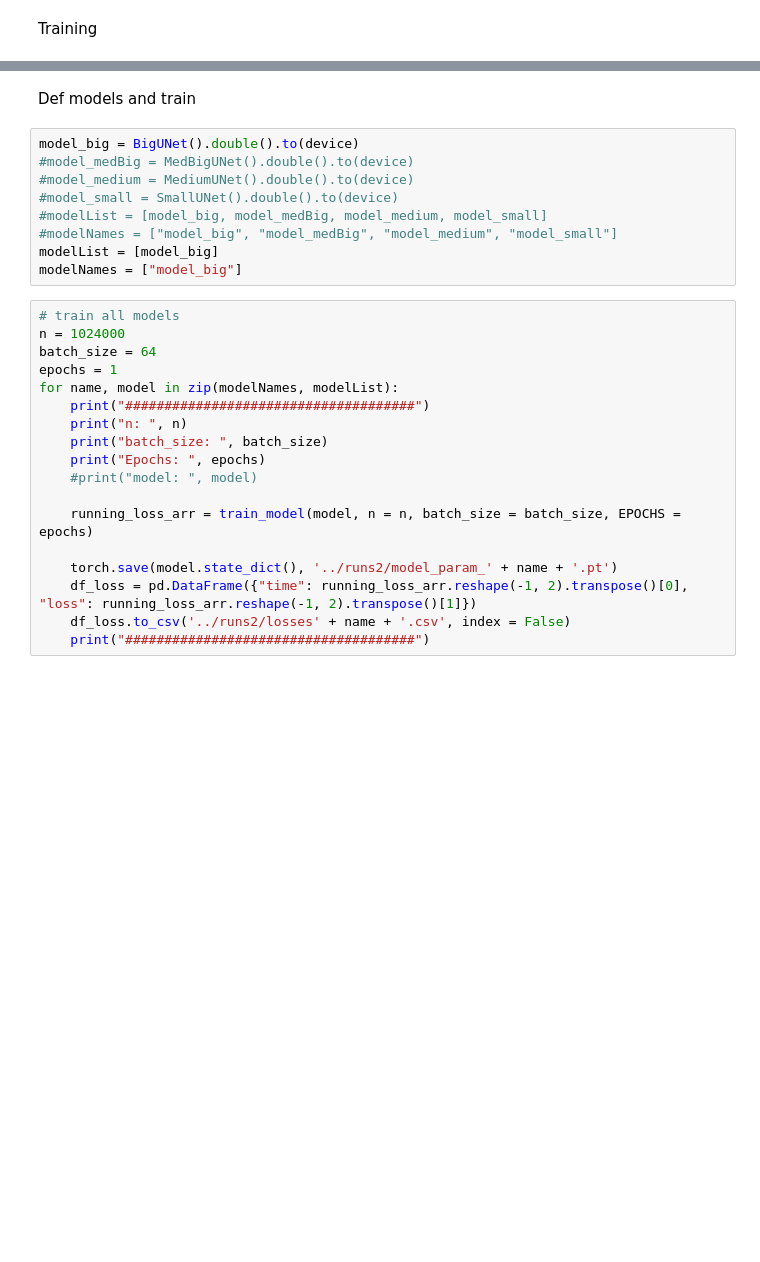
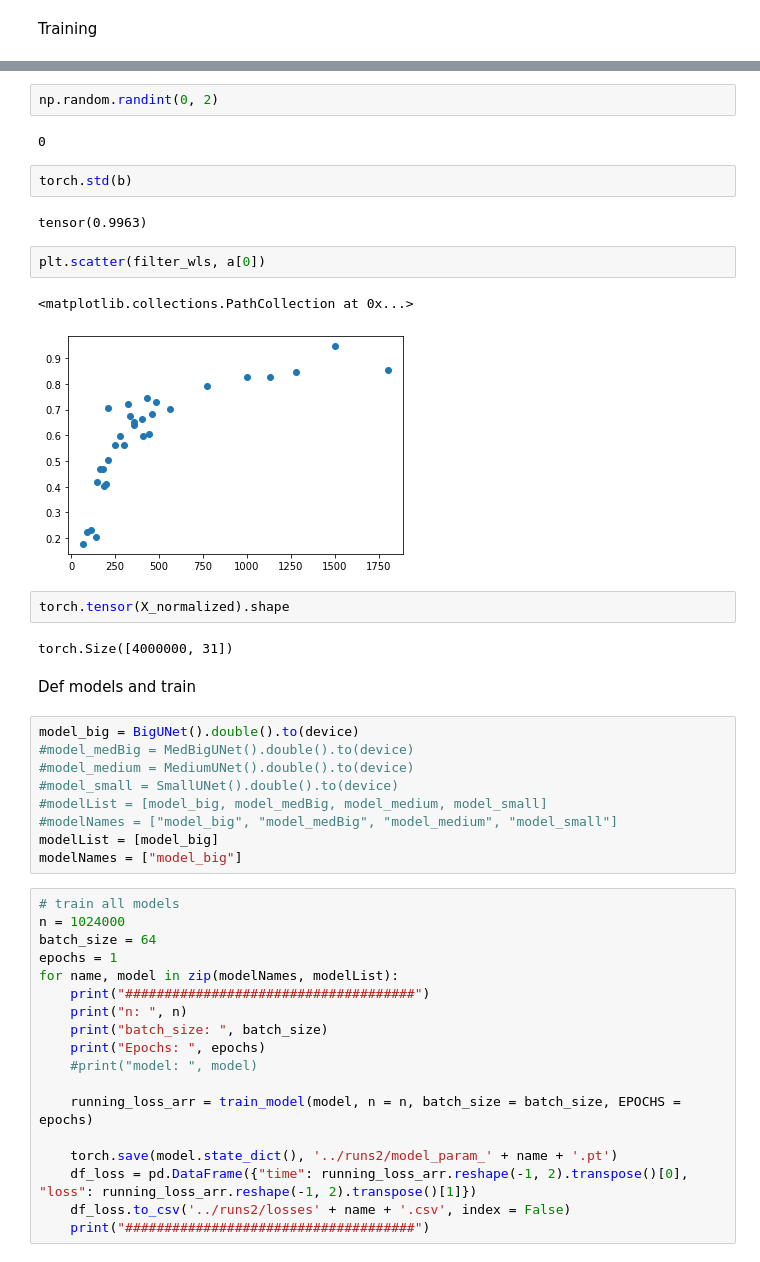
Before and after one commit to smoffe1604/BSc, a Jupyter notebook: main.ipynb, the cells around one changed output, grey strips where cells are left out. Drawn from its saved outputs; the diff is of its cells as text; blank space fills up the shorter version.

```diff
--- a/main.ipynb
+++ b/main.ipynb
@@ -380,3 +425,20 @@ def train_model(model, n = len(X_normalized), batch_size = 256, EPOCHS = 50):
+# %%
+np.random.randint(0, 2)
+# %% [output]
+0
+# %%
+torch.std(b)
+# %% [output]
+tensor(0.9963)
+# %%
+plt.scatter(filter_wls, a[0])
+# %% [output]
+<matplotlib.collections.PathCollection at 0x...>
+[figure, added]
+# %%
+torch.tensor(X_normalized).shape
+# %% [output]
+torch.Size([4000000, 31])
 # %% [markdown]
 Def models and train
 # %%
```
Also changed, not shown: parts of 17 cells of this notebook, 1 other file.
